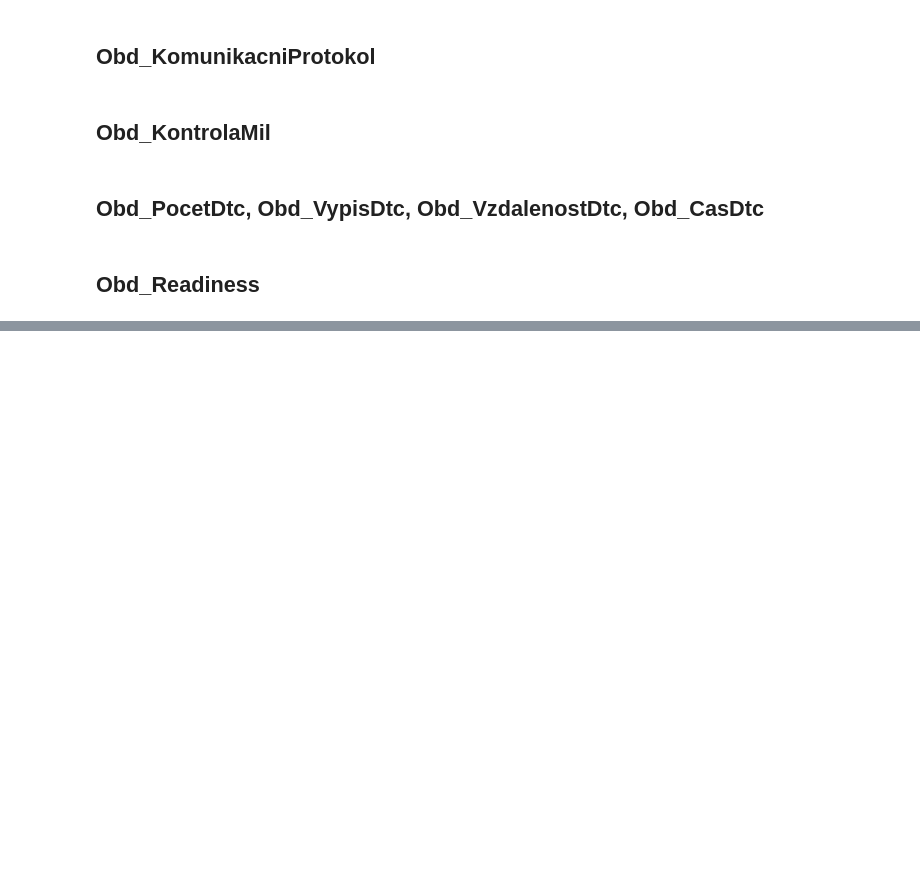
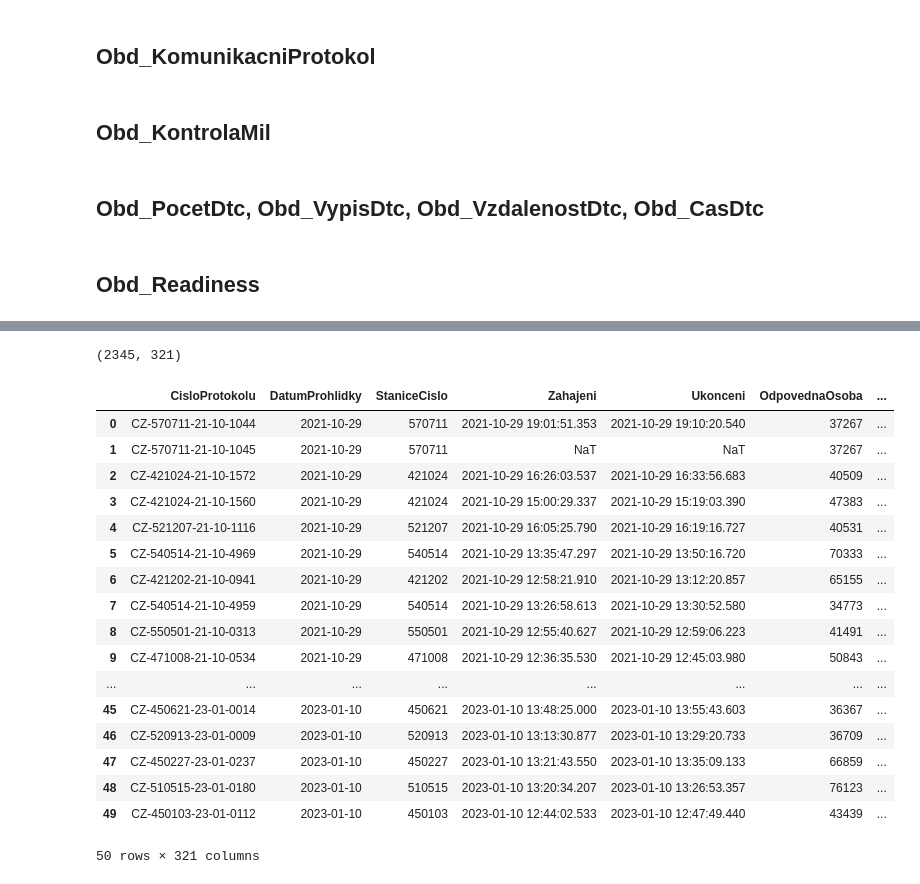
Before and after one commit to opendatalabcz/emissions-data-analysis-cz, a Jupyter notebook: kod/explorace/mereni_exploration.ipynb, the cells around one changed output, grey strips where cells are left out. Drawn from its saved outputs; the diff is of its cells as text; code cells hidden in the pictures; blank space fills up the shorter version.

```diff
--- a/kod/explorace/mereni_exploration.ipynb
+++ b/kod/explorace/mereni_exploration.ipynb
@@ -459,0 +415,15 @@ df.filter(pl.col('Vysledek_Vyhovuje') == True).height / df.height
+# %%
+import glob
+
+# 1. Define the path pattern
+path_pattern = r'kod\data\extracted\data_z_mericich_pristroju\parquet\*.parquet'
+
+# 2. Get list of all files
+all_files = glob.glob(path_pattern)
+
+# 3. Sample n files (e.g., n=5)
+n = 100
+sampled_files = random.sample(all_files, min(n, len(all_files)))
+
+# 4. Read only the sampled files
+df = cast_mereni(pl.read_parquet(sampled_files, schema=mereni_schema))
@@ -459,0 +446,22 @@ df.filter(pl.col('Vysledek_Vyhovuje') == True).height / df.height
+# %%
+short_display(df.filter(pl.col('Vysledek_VisualniKontrola') == False))
+# %% [output]
+(2345, 321)
+|  | CisloProtokolu | DatumProhlidky | StaniceCislo | Zahajeni | Ukonceni | OdpovednaOsoba | ... |
+| 0 | CZ-570711-21-10-1044 | 2021-10-29 | 570711 | 2021-10-29 19:01:51.353 | 2021-10-29 19:10:20.540 | 37267 | ... |
+| 1 | CZ-570711-21-10-1045 | 2021-10-29 | 570711 | NaT | NaT | 37267 | ... |
+| 2 | CZ-421024-21-10-1572 | 2021-10-29 | 421024 | 2021-10-29 16:26:03.537 | 2021-10-29 16:33:56.683 | 40509 | ... |
+| 3 | CZ-421024-21-10-1560 | 2021-10-29 | 421024 | 2021-10-29 15:00:29.337 | 2021-10-29 15:19:03.390 | 47383 | ... |
+| 4 | CZ-521207-21-10-1116 | 2021-10-29 | 521207 | 2021-10-29 16:05:25.790 | 2021-10-29 16:19:16.727 | 40531 | ... |
+| 5 | CZ-540514-21-10-4969 | 2021-10-29 | 540514 | 2021-10-29 13:35:47.297 | 2021-10-29 13:50:16.720 | 70333 | ... |
+| 6 | CZ-421202-21-10-0941 | 2021-10-29 | 421202 | 2021-10-29 12:58:21.910 | 2021-10-29 13:12:20.857 | 65155 | ... |
+| 7 | CZ-540514-21-10-4959 | 2021-10-29 | 540514 | 2021-10-29 13:26:58.613 | 2021-10-29 13:30:52.580 | 34773 | ... |
+| 8 | CZ-550501-21-10-0313 | 2021-10-29 | 550501 | 2021-10-29 12:55:40.627 | 2021-10-29 12:59:06.223 | 41491 | ... |
+| 9 | CZ-471008-21-10-0534 | 2021-10-29 | 471008 | 2021-10-29 12:36:35.530 | 2021-10-29 12:45:03.980 | 50843 | ... |
+| ... | ... | ... | ... | ... | ... | ... | ... |
+| 45 | CZ-450621-23-01-0014 | 2023-01-10 | 450621 | 2023-01-10 13:48:25.000 | 2023-01-10 13:55:43.603 | 36367 | ... |
+| 46 | CZ-520913-23-01-0009 | 2023-01-10 | 520913 | 2023-01-10 13:13:30.877 | 2023-01-10 13:29:20.733 | 36709 | ... |
+| 47 | CZ-450227-23-01-0237 | 2023-01-10 | 450227 | 2023-01-10 13:21:43.550 | 2023-01-10 13:35:09.133 | 66859 | ... |
+| 48 | CZ-510515-23-01-0180 | 2023-01-10 | 510515 | 2023-01-10 13:20:34.207 | 2023-01-10 13:26:53.357 | 76123 | ... |
+| 49 | CZ-450103-23-01-0112 | 2023-01-10 | 450103 | 2023-01-10 12:44:02.533 | 2023-01-10 12:47:49.440 | 43439 | ... |
+50 rows × 321 columns
```
Also changed, not shown: parts of 30 cells of this notebook, 4 other files.
